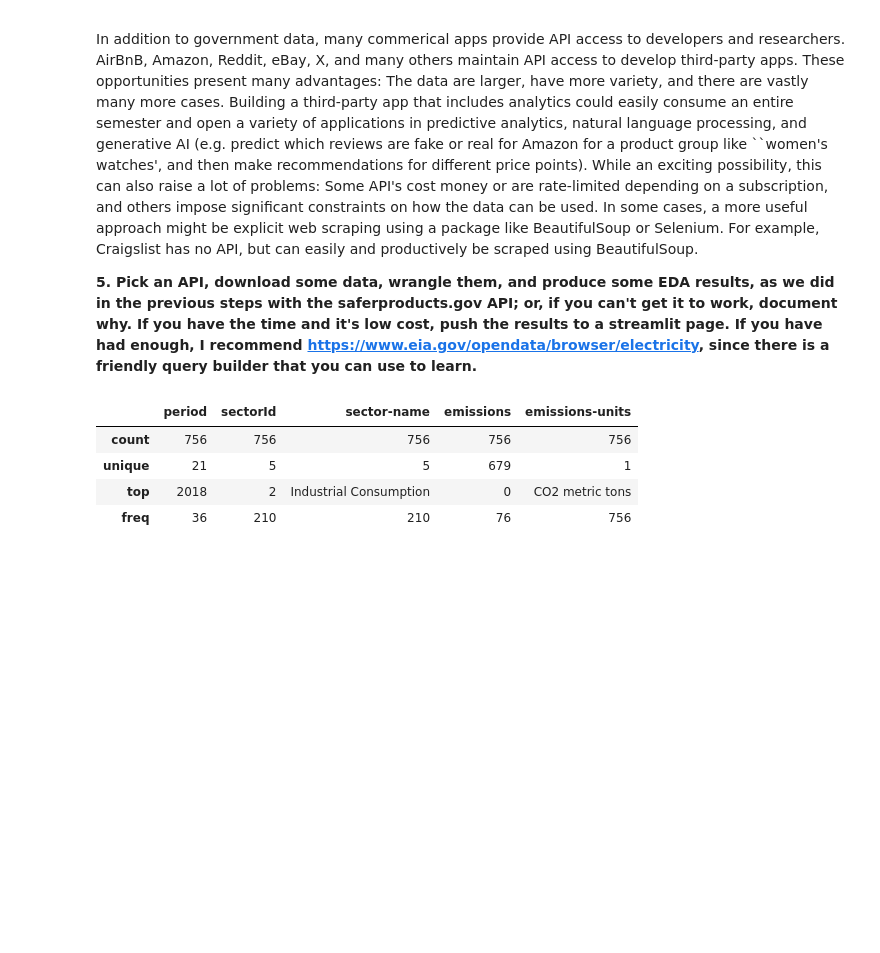
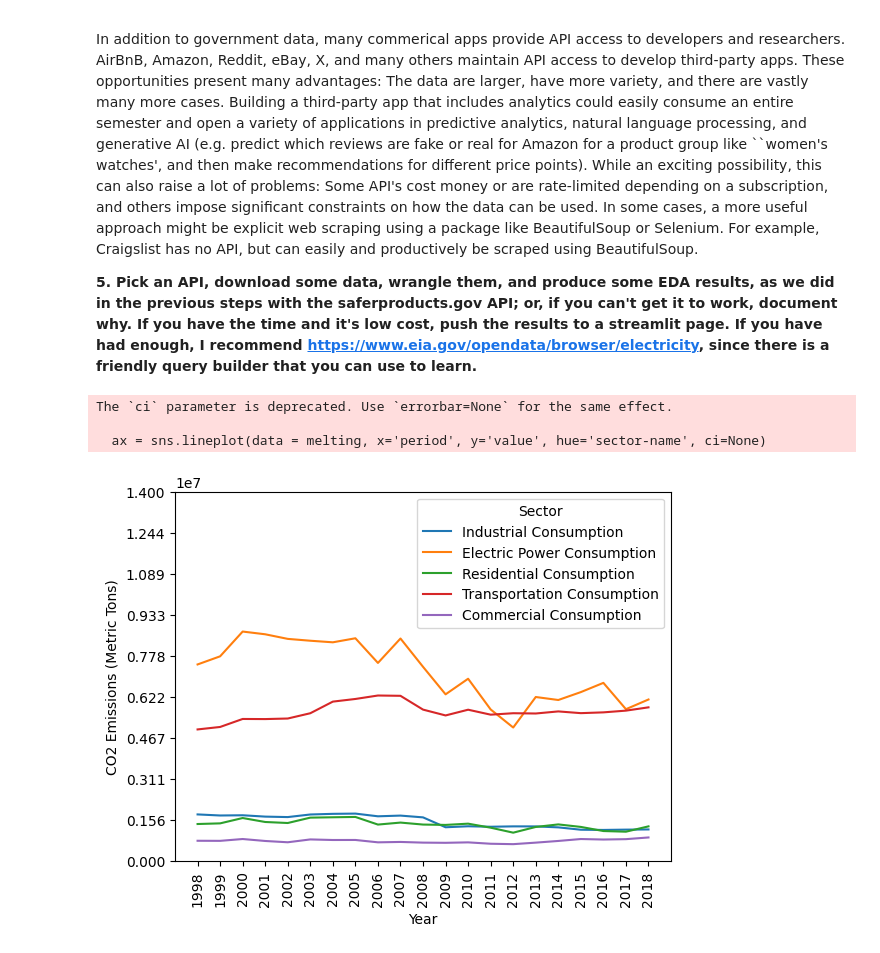
Before and after one commit to vrhughes/labs, a Jupyter notebook: 01_api_calls/assignment_notebook.ipynb, the cells around one changed output. Cells and saved outputs as stored; diff of their text form; code cells hidden in the pictures; blank space fills up the shorter version.

```diff
--- a/01_api_calls/assignment_notebook.ipynb
+++ b/01_api_calls/assignment_notebook.ipynb
@@ -230,29 +230,51 @@ In addition to government data, many commerical apps provide API access to devel
 # %%
 # Part 1: picking API and downloading data
 import pandas as pd
 import requests
 import json
 import urllib.request
+import seaborn as sns
+import numpy as np
+
 
 # I chose to use EIA.gov and study carbon emissions by year for each state in the U.S.
 # Description from EIA: CO2 emissions and carbon coefficients by fuel, state of Virginia, and sector. Report and documentation: https://www.eia.gov/environment/emissions/state/
 url = 'https://api.eia.gov/v2/co2-emissions/co2-emissions-and-carbon-coefficients/data/'
 query = '?api_key=SiYCVpVIOgr8UYsbmfSeWlVXvumxknc8db06WDBR&frequency=annual&data[0]=emissions&facets[stateId][]=VA&start=1998&end=2018&sort[0][column]=period&sort[0][direction]=desc&offset=0&length=5000'
 # Data wrangling
 header = {'User-Agent': 'Mozilla/5.0 (Macintosh; Intel Mac OS X 10_10_1) AppleWebKit/537.36 (KHTML, like Gecko) Chrome/39.0.2171.95 Safari/537.36'}
 raw = requests.get(url+query,headers=header) # Query the database
 data = raw.json() # Convert data from json to dictionary
 
 # Part 2: data wrangling
 df = pd.DataFrame.from_dict(data)
-df.describe()
+df.describe() # get a better sense of what we are looking at
 
+# Part 3: cleaning
 # Condensed data into only columns I care about
-condensed = pd.DataFrame(df['response']['data'], columns=['period', 'sectorId', 'sector-name', 'emissions', 'emissions-units'])
+condensed = pd.DataFrame(df['response']['data'], columns=['period', 'sector-name', 'emissions'])
 condensed.describe()
+condensed['emissions'] = pd.to_numeric(condensed['emissions'])
+
+# Since the data is relatively clean there is not much to do except plot
+# Part 4: plotting!
+# I want color to correspond to sector name
+# period on the x
+# emissions on the y
+ys = np.linspace(0, 1.4e7, 10)
+melting = pd.melt(condensed, id_vars=['period', 'sector-name'], value_vars=['emissions'])
+
+ax = sns.lineplot(data = melting, x='period', y='value', hue='sector-name', ci=None)
+ax.set_yticks(ys)
+labels = ax.get_xticklabels()
+ax.set_xticklabels(labels, rotation=90)
+ax.set(xlim=ax.get_xlim()[::-1])
+ax.set_xlabel('Year')
+ax.set_ylabel('CO2 Emissions (Metric Tons)')
+legend = ax.get_legend()
+legend.set_title('Sector')
 # %% [output]
-|  | period | sectorId | sector-name | emissions | emissions-units |
-| count | 756 | 756 | 756 | 756 | 756 |
-| unique | 21 | 5 | 5 | 679 | 1 |
-| top | 2018 | 2 | Industrial Consumption | 0 | CO2 metric tons |
-| freq | 36 | 210 | 210 | 76 | 756 |
+The `ci` parameter is deprecated. Use `errorbar=None` for the same effect.
+
+  ax = sns.lineplot(data = melting, x='period', y='value', hue='sector-name', ci=None)
+[figure, added]
```
Also changed, not shown: parts of 1 cell of this notebook.
